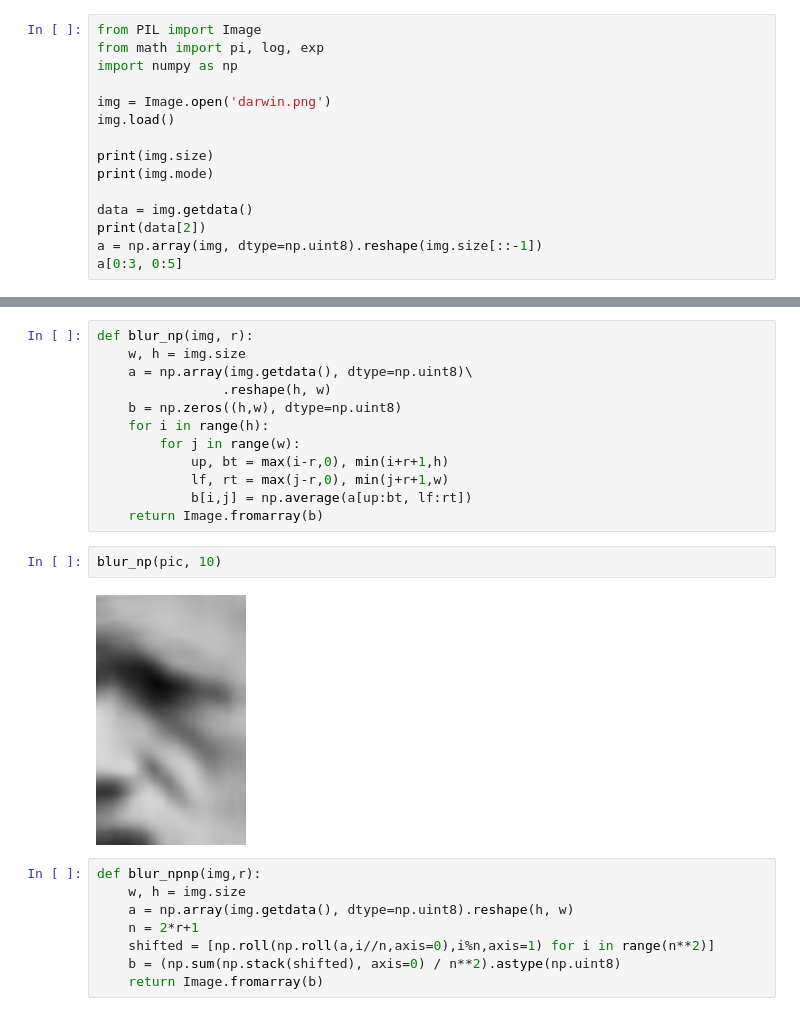
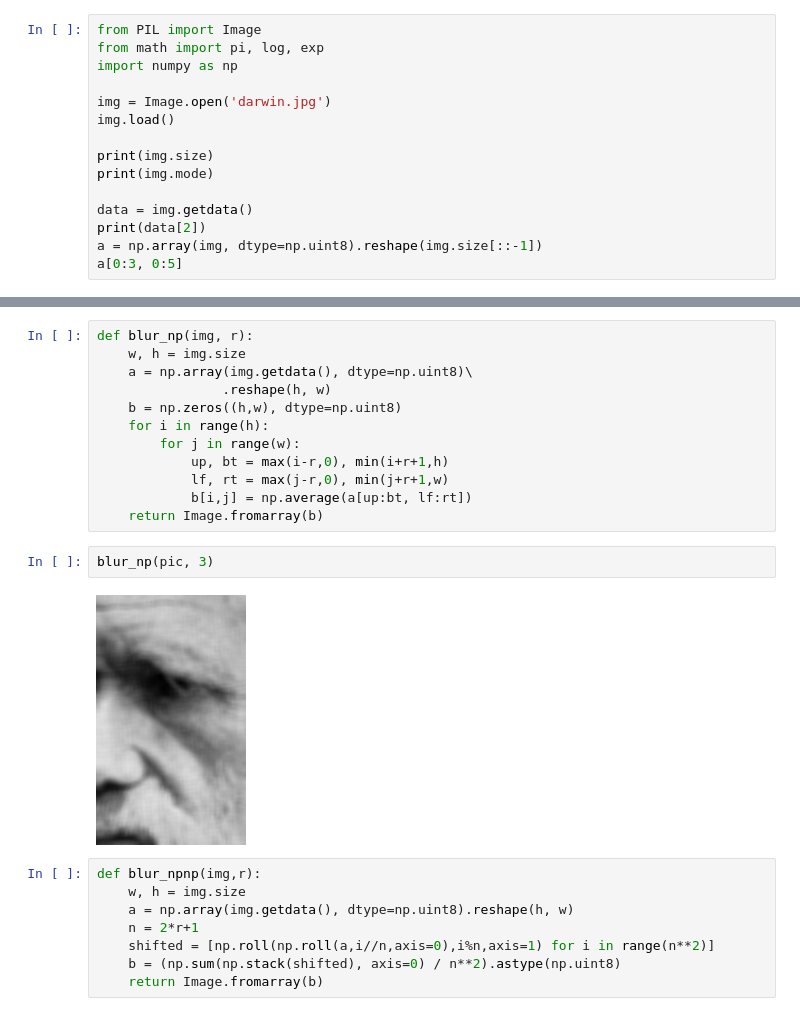
Before and after one commit to mivt18/02blur, a Jupyter notebook: 02blur.ipynb, the cells around one changed output, grey strips where cells are left out. Drawn from its saved outputs; the diff is of its cells as text.

```diff
--- a/02blur.ipynb
+++ b/02blur.ipynb
@@ -3,7 +3,7 @@ from PIL import Image
 from math import pi, log, exp
 import numpy as np
 
-img = Image.open('darwin.png')
+img = Image.open('darwin.jpg')
 img.load()
 
 print(img.size)
@@ -61,9 +61,9 @@ def blur_np(img, r):
             b[i,j] = np.average(a[up:bt, lf:rt])
     return Image.fromarray(b)
 # %%
-blur_np(pic, 10)
+blur_np(pic, 3)
 # %% [output]
-[figure, old version]
+[figure, new version]
 # %%
 def blur_npnp(img,r):
     w, h = img.size
```
Also changed, not shown: parts of 16 cells of this notebook, 1 other file.
